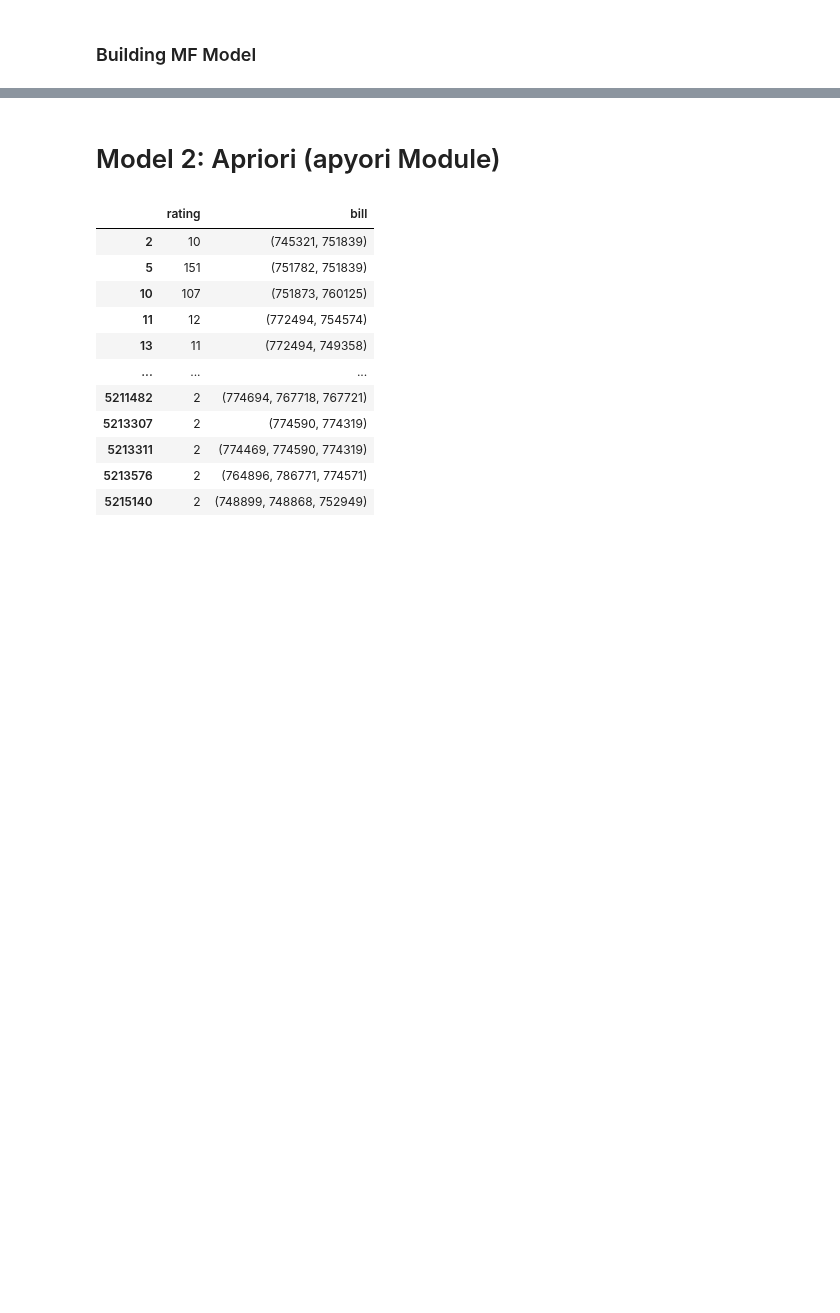
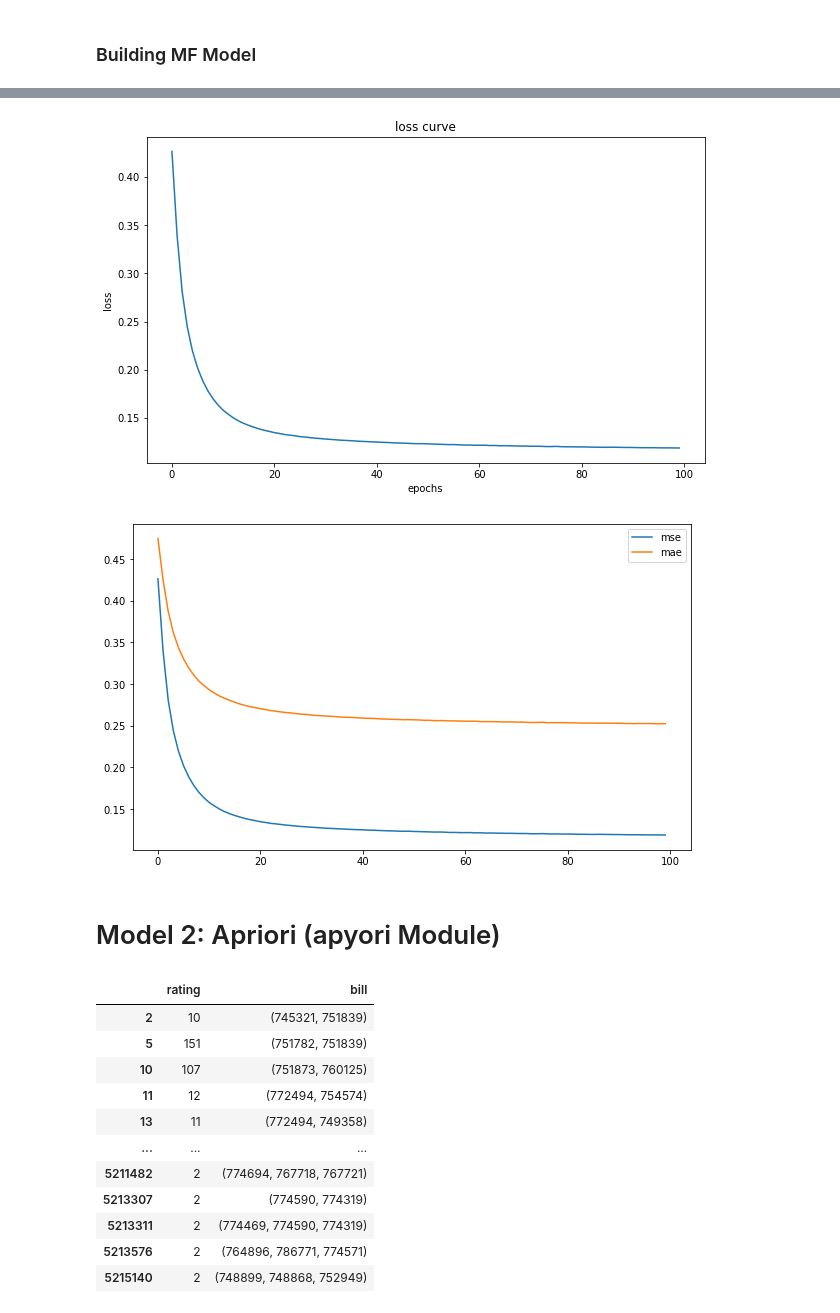
Before and after one commit to melihkacaman/Option-Matrix-Factorization, a Jupyter notebook: notebooks/03. Model Creation.ipynb, the cells around one changed output, grey strips where cells are left out. Drawn from its saved outputs; the diff is of its cells as text; code cells hidden in the pictures; blank space fills up the shorter version.

Commit message:
The first MF Model is done

```diff
--- a/notebooks/03. Model Creation.ipynb
+++ b/notebooks/03. Model Creation.ipynb
@@ -248,0 +281,5 @@ dataset_combined_MF.tail()
+# %%
+sublist_by_2_concat["LHS_C"] = sublist_by_2_concat.LHS.astype('category').cat.codes.values
+sublist_by_2_concat["RHS_C"] = sublist_by_2_concat.RHS.astype('category').cat.codes.values
+
+sublist_by_2_concat.head()
@@ -295,0 +335,21 @@ model.compile(
+# %%
+from tensorflow import keras
+from keras.optimizers import Adam
+
+n_rhs, n_lhs = len(sublist_by_2_concat.RHS_C.unique()), len(sublist_by_2_concat.LHS_C.unique())
+n_latent_factors = 20
+
+lhs_input = keras.layers.Input(shape=(1,), name="lhs-item")
+lhs_embedding = keras.layers.Embedding(n_lhs + 1, n_latent_factors, name="lhs-embeddings")(lhs_input)
+lhs_vec = keras.layers.Flatten(name="flatten-lhs")(lhs_embedding)
+
+rhs_input= keras.layers.Input(shape=(1,), name="rhs-item")
+rhs_embedding = keras.layers.Embedding(n_rhs + 1, n_latent_factors, name="rhs-embeddings")(rhs_input)
+rhs_vec = keras.layers.Flatten(name="flatten-rhs")(rhs_embedding)
+
+product = keras.layers.dot([lhs_vec, rhs_vec], axes=1, name="dot-product")
+
+model = keras.Model([rhs_input, lhs_input], product)
+# %%
+model.compile(optimizer='adam', loss='mean_squared_error', metrics=['mae', 'mse'])
+model.summary()
@@ -295,0 +374,9 @@ model.compile(
+# %%
+from sklearn.utils import shuffle
+data_shuffled = shuffle(sublist_by_2_concat)
+
+history = model.fit(
+    [sublist_by_2_concat.RHS_C, sublist_by_2_concat.LHS_C],
+    sublist_by_2_concat.rating,
+    epochs=100
+    )
@@ -296,3 +421,14 @@ model.compile(
+# %%
+import matplotlib.pyplot as plt
+plt.title("loss curve")
+plt.xlabel("epochs")
+plt.ylabel("loss")
+pd.DataFrame(history.history)["loss"].plot(figsize=(10,6))
+pd.DataFrame(history.history)[["mse", "mae"]].plot(figsize=(10,6))
+plt.show()
+# %% [output]
+[figure, added]
+[figure, added]
 # %% [markdown]
 # Model 2: Apriori (apyori Module)
 # %%
```
Also changed, not shown: parts of 24 cells of this notebook.
